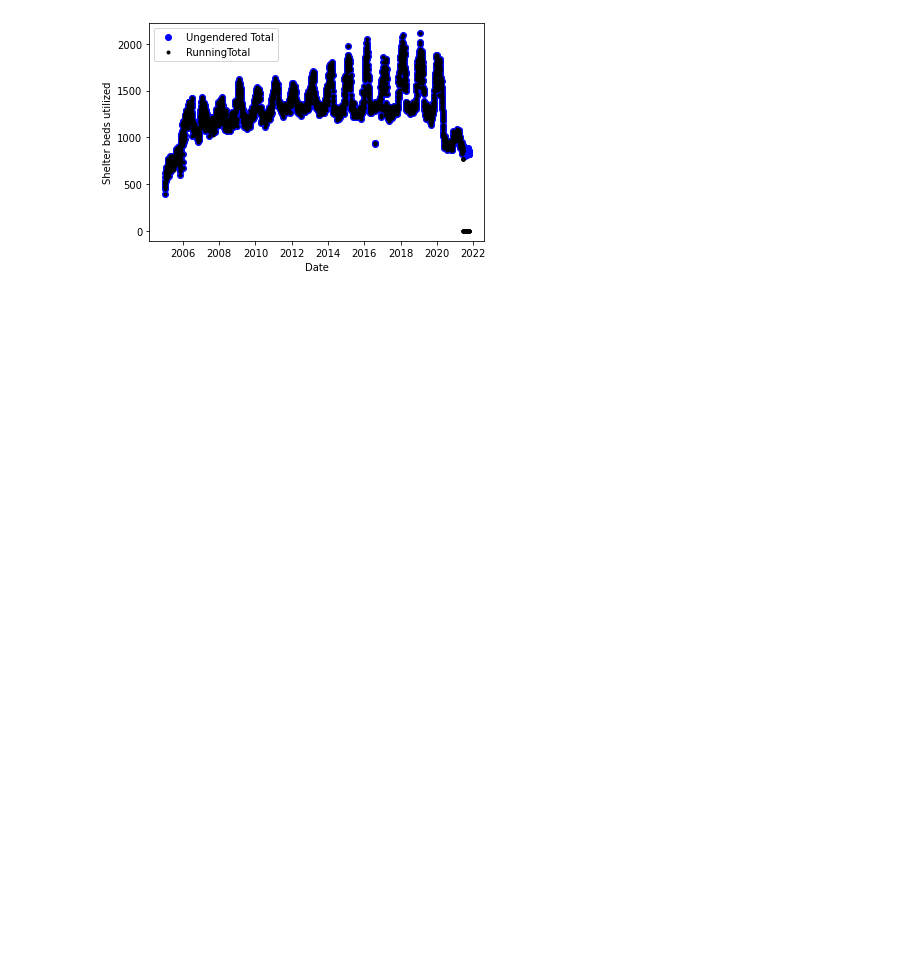
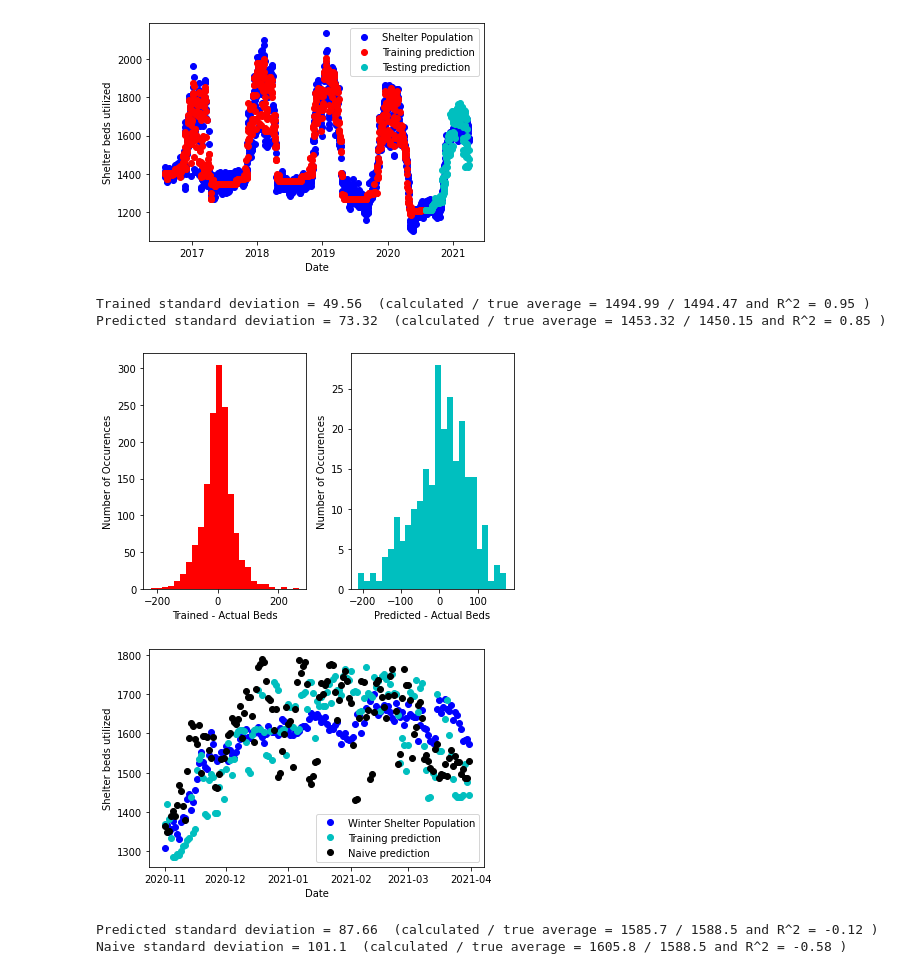
Before and after one commit to krycket/TDI_Capstone, a Jupyter notebook: DCHomelessnessPrediction.ipynb, the cells around one changed output. Drawn from its saved outputs; the diff is of its cells as text; code cells hidden in the pictures; blank space fills up the shorter version.

Commit message:
Short and long term predictions

```diff
--- a/DCHomelessnessPrediction.ipynb
+++ b/DCHomelessnessPrediction.ipynb
@@ -706,0 +27,4 @@ Training R^2 for testing model range2: 0.8699968380022458
+# %%
+max_data_date = datetime(2021, 10, 6)
+ave_data_min = datetime(2021, 10, 7)
+ave_data_max = datetime(2022, 10, 7)
@@ -706,0 +291,8 @@ Training R^2 for testing model range2: 0.8699968380022458
+# %%
+start = date(2005, 1, 1)
+df_use['diff_date'] = df_use.apply(lambda row: (date(row.year, row.month, row.day) - start), axis=1)
+df_use['Julian'] = pd.to_numeric(df_use['diff_date'].dt.days, downcast='integer')
+df_use['sin(year)'] = np.sin(df_use['Julian'] / 365.25 * 2 * np.pi)
+df_use['cos(year)'] = np.cos(df_use['Julian'] / 365.25 * 2 * np.pi)
+
+df_use.head(-1)
@@ -706,0 +320,21 @@ Training R^2 for testing model range2: 0.8699968380022458
+# %%
+test_start_date = datetime(2019, 11, 15)
+test_end_date = datetime(2020, 4, 1)
+train_start_date = datetime(2014, 8, 1)
+train_end_date = datetime(2019, 8, 1)
+
+def reduce_XY(time_start, time_finish, min_temp, max_temp, X_columns, Population_type, df_chosen):
+
+    df_reduced = df_chosen.copy()
+    leapyear_year = time_finish.year
+    if leapyear_year%4 == 0:
+        leap_date = datetime(leapyear_year, 2, 29)
+        df_reduced = df_reduced[df_reduced['date'] != leap_date]
+    df_reduced[Population_type] = df_reduced[Population_type] / df_reduced['homeless_pop']
+    mask = (df_reduced['date'] >= time_start) & (df_reduced['date'] < time_finish) & (df_reduced['Minimum Temperature'] >= min_temp) & (df_reduced['Minimum Temperature'] < max_temp)
+    df_reduced = df_reduced.copy().loc[mask]
+    y = df_reduced.copy()[Population_type]
+    df_reduced = df_reduced[X_columns]
+    scale_by = df_reduced['homeless_pop'].tolist()
+
+    return df_reduced['date'], y, scale_by
@@ -947,9 +490,0 @@ df_base.head()
-# %%
-plt.plot(df['date'], df['Total'], 'o', color='b', label='Ungendered Total');
-plt.plot(df_base['date'], df_base['RunningTotal'], '.', color='k', label='RunningTotal');
-plt.xlabel('Date')
-plt.ylabel('Shelter beds utilized');
-plt.legend();
-plt.show()
-# %% [output]
-[figure, removed]
@@ -955,0 +696,16 @@ plt.show()
+# %%
+#Here's where users enter their choices
+#Year choices: 2018, 2019, 2020, 2021
+#Population choices: Total, Male, Female
+winter_test_year = 2020
+Population_type = 'Total'
+
+SeasonPredictions(winter_test_year, Population_type)
+# %% [output]
+[figure, added]
+Trained standard deviation = 49.56  (calculated / true average = 1494.99 / 1494.47 and R^2 = 0.95 )
+Predicted standard deviation = 73.32  (calculated / true average = 1453.32 / 1450.15 and R^2 = 0.85 )
+[figure, added]
+[figure, added]
+Predicted standard deviation = 87.66  (calculated / true average = 1585.7 / 1588.5 and R^2 = -0.12 )
+Naive standard deviation = 101.1  (calculated / true average = 1605.8 / 1588.5 and R^2 = -0.58 )
```
Also changed, not shown: parts of 25 cells of this notebook.
